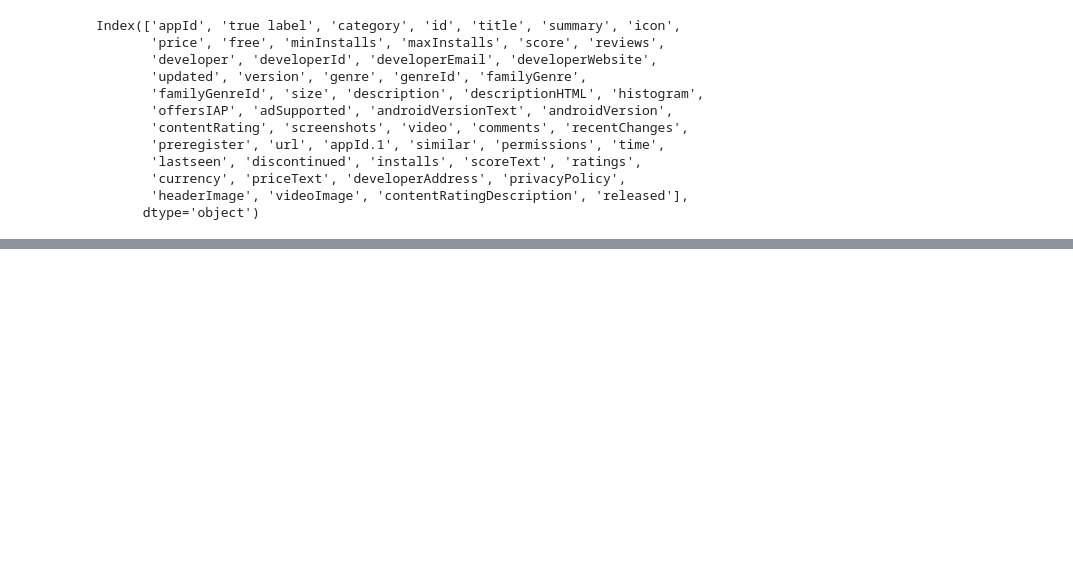
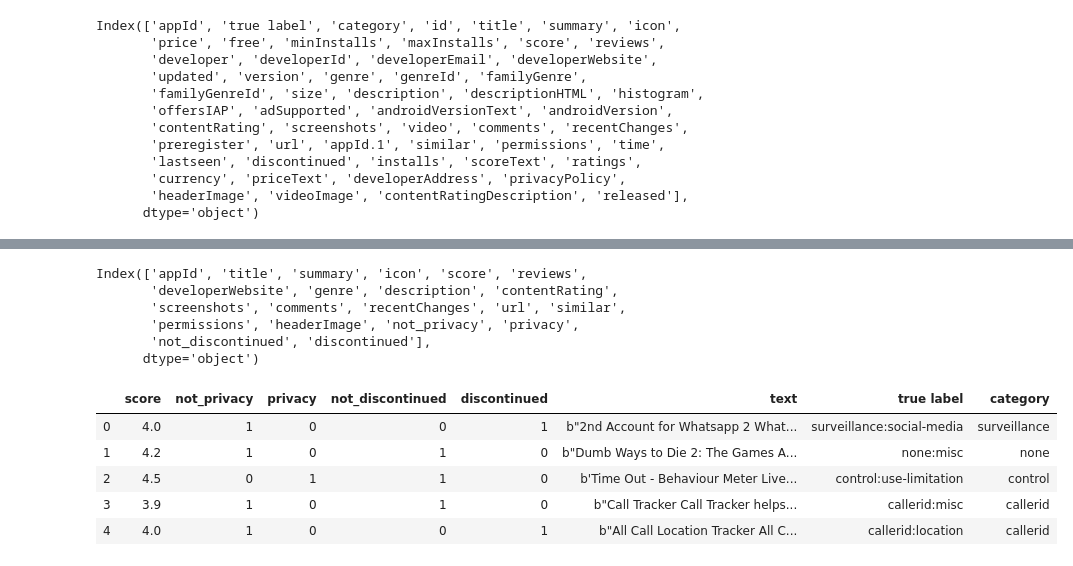
Before and after one commit to dni138/ML_IPV, a Jupyter notebook: Model_Experimentation_Apps.ipynb, the cells around one changed output, grey strips where cells are left out. Drawn from its saved outputs; the diff is of its cells as text; code cells hidden in the pictures; blank space fills up the shorter version.

```diff
--- a/Model_Experimentation_Apps.ipynb
+++ b/Model_Experimentation_Apps.ipynb
@@ -52,0 +114,9 @@ data.head()
+# %%
+data.columns
+# %% [output]
+Index(['appId', 'title', 'summary', 'icon', 'score', 'reviews',
+       'developerWebsite', 'genre', 'description', 'contentRating',
+       'screenshots', 'comments', 'recentChanges', 'url', 'similar',
+       'permissions', 'headerImage', 'not_privacy', 'privacy',
+       'not_discontinued', 'discontinued'],
+      dtype='object')
@@ -52,0 +148,17 @@ data.head()
+# %%
+text = pd.DataFrame(text, columns = ['text'])
+# %%
+data = pd.concat([data, text], axis = 1)
+# %%
+data = data.drop(['appId', 'icon', 'reviews', 'developerWebsite', 'genre', 'screenshots', 'url', 'similar', 'headerImage'], axis = 1)
+# %%
+data = pd.concat([data, labels], axis = 1)
+# %%
+data.head()
+# %% [output]
+|  | score | not_privacy | privacy | not_discontinued | discontinued | text | true label | category |
+| 0 | 4.0 | 1 | 0 | 0 | 1 | b"2nd Account for Whatsapp 2 What... | surveillance:social-media | surveillance |
+| 1 | 4.2 | 1 | 0 | 1 | 0 | b"Dumb Ways to Die 2: The Games A... | none:misc | none |
+| 2 | 4.5 | 0 | 1 | 1 | 0 | b'Time Out - Behaviour Meter Live... | control:use-limitation | control |
+| 3 | 3.9 | 1 | 0 | 1 | 0 | b"Call Tracker Call Tracker helps... | callerid:misc | callerid |
+| 4 | 4.0 | 1 | 0 | 0 | 1 | b"All Call Location Tracker All C... | callerid:location | callerid |
```
Also changed, not shown: parts of 42 cells of this notebook.
